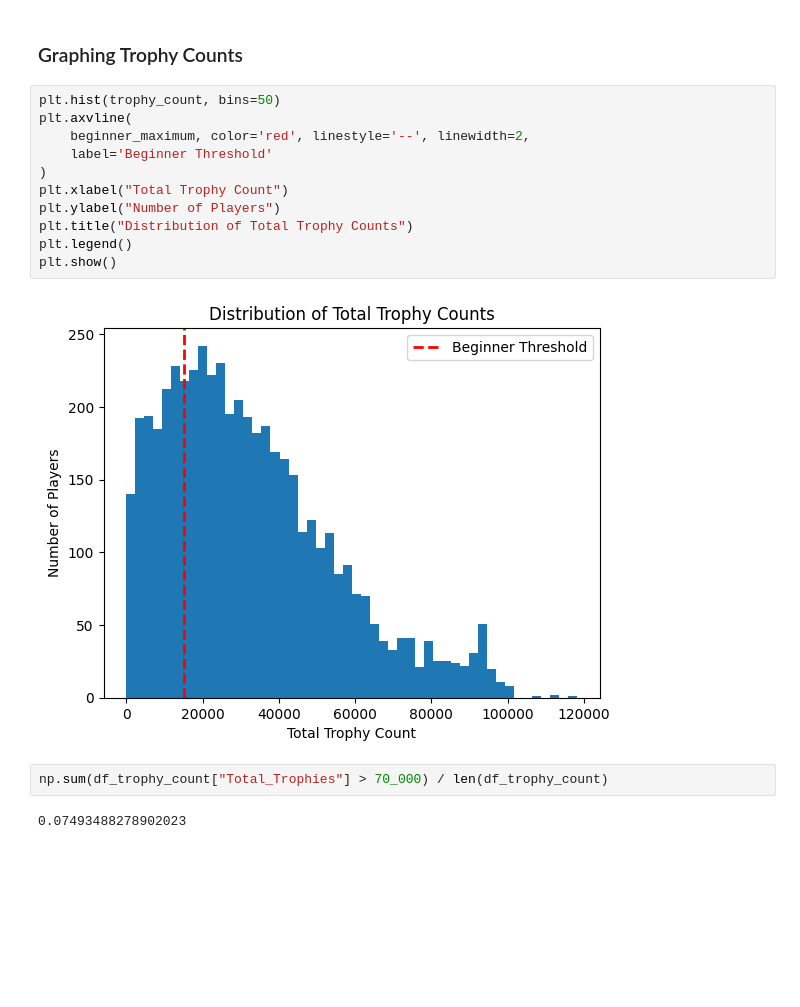
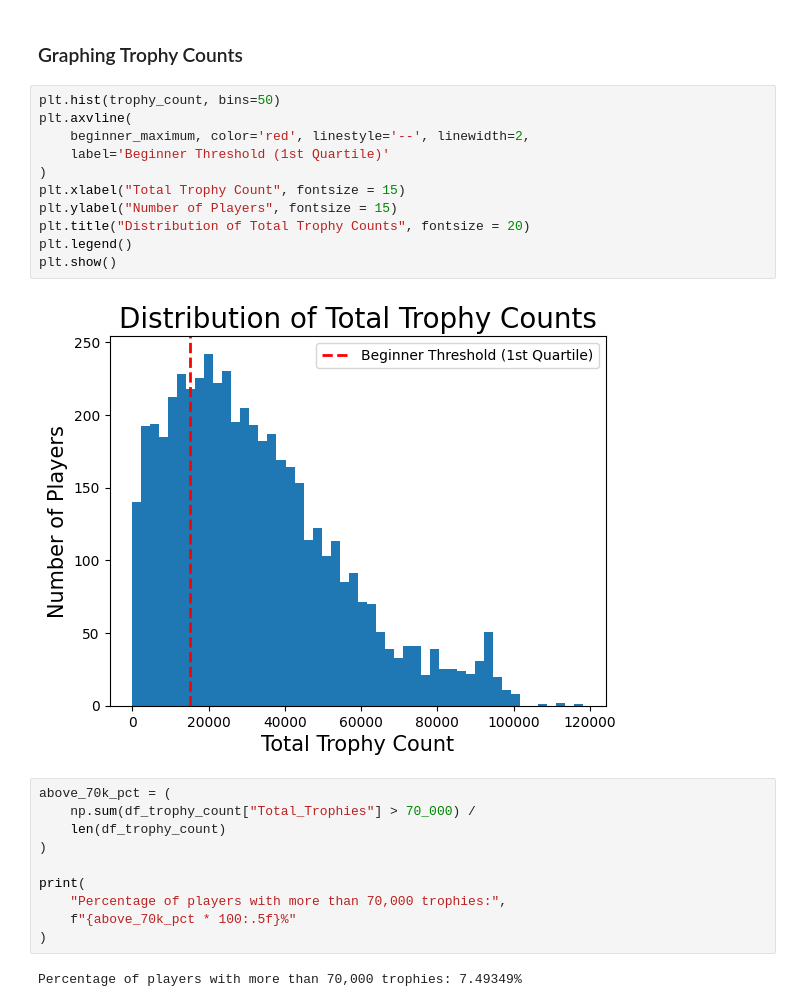
Before and after one commit to MaNIKa-Learning-Team/brawl-stars-network, a Jupyter notebook: notebooks/Beginner Detection.ipynb, the cells around one changed output. Saved outputs shown, nothing was run; the diff lists cells and outputs as text; blank space fills up the shorter version.

Commit message:
Better graphs

```diff
--- a/notebooks/Beginner Detection.ipynb
+++ b/notebooks/Beginner Detection.ipynb
@@ -197,17 +197,25 @@ Data successfully saved to ../outputs/constants/beginner-max-total-trophy-count.
 # %%
 plt.hist(trophy_count, bins=50)
 plt.axvline(
     beginner_maximum, color='red', linestyle='--', linewidth=2,
-    label='Beginner Threshold'
+    label='Beginner Threshold (1st Quartile)'
 )
-plt.xlabel("Total Trophy Count")
-plt.ylabel("Number of Players")
-plt.title("Distribution of Total Trophy Counts")
+plt.xlabel("Total Trophy Count", fontsize = 15)
+plt.ylabel("Number of Players", fontsize = 15)
+plt.title("Distribution of Total Trophy Counts", fontsize = 20)
 plt.legend()
 plt.show()
 # %% [output]
-[figure, old version]
+[figure, new version]
-# %%
-np.sum(df_trophy_count["Total_Trophies"] > 70_000) / len(df_trophy_count)
-# %% [output]
-0.07493488278902023
+# %%
+above_70k_pct = (
+    np.sum(df_trophy_count["Total_Trophies"] > 70_000) /
+    len(df_trophy_count)
+)
+
+print(
+    "Percentage of players with more than 70,000 trophies:",
+    f"{above_70k_pct * 100:.5f}%"
+)
+# %% [output]
+Percentage of players with more than 70,000 trophies: 7.49349%
```
Also changed, not shown: 4 other files.
